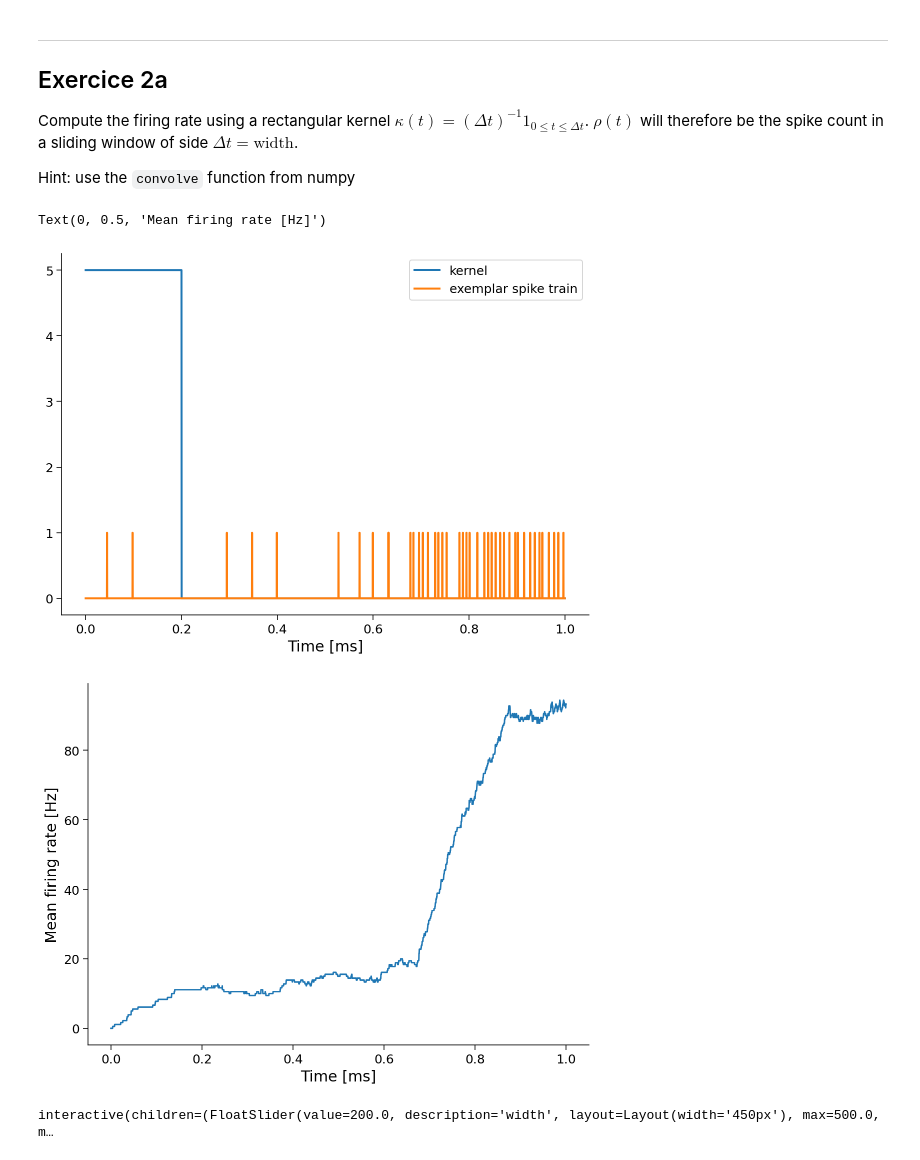
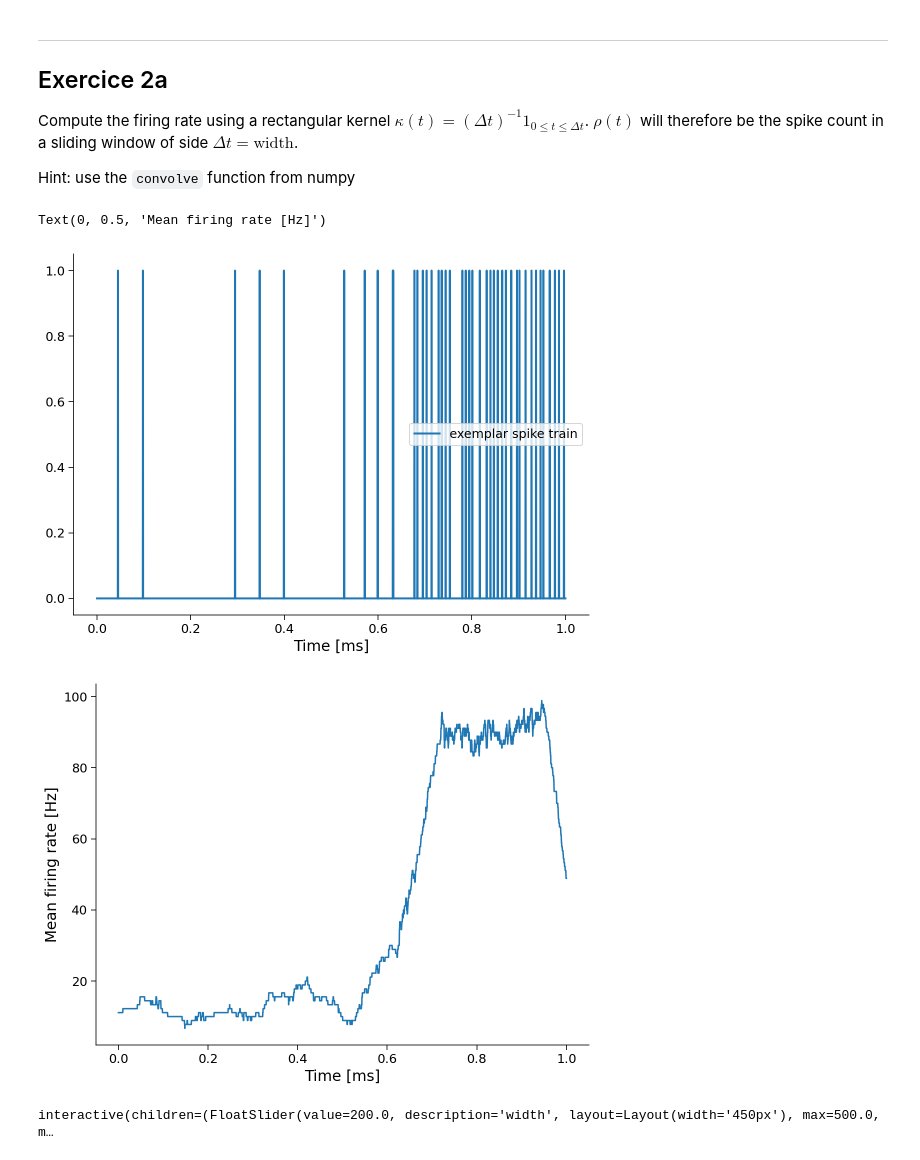
Before and after one commit to fblondiaux/LGBIO2072-2020, a Jupyter notebook: LGBIO2072_TP2.ipynb, the cells around one changed output. Saved outputs shown, nothing was run; the diff lists cells and outputs as text; code cells hidden in the pictures.

```diff
--- a/LGBIO2072_TP2.ipynb
+++ b/LGBIO2072_TP2.ipynb
@@ -214,11 +214,10 @@ def firing_rate(S,kernel):
     -firing rate (numpy array) is the resulting firing rate
     """
 
-    firing_Rate = np.convolve(S,kernel, mode='full')
-    firing_rate = firing_Rate[:len(S)]
+    firing_rate = np.convolve(S,kernel, mode='same')
     return firing_rate
 
-def rect_kernel(time_vector,width):
+def rect_kernel(width,dt):
     """
     rect_kernel creates the rectangular kernel used to compute the firing rate
 
@@ -227,39 +226,39 @@ def rect_kernel(time_vector,width):
     -width is the width of the rectangular kernel (in the same units as time_vector)
 
     Outputs :
     -kernel is the returned rectangular kernel
     """
-
-    kernel = (np.heaviside(time_vector,1) - np.heaviside(time_vector-width,1))/width
+    width_dt = width/dt
+    kernel = np.ones(int(width_dt))/width
     return kernel
 
 # Run the lines below to test your code
 
 # Data_loading
 S, dt = load_dataset()
 Firing_rate = np.zeros_like(S)
 
 t_range = np.linspace(0,1,S.shape[1])
-kernel = rect_kernel(t_range,200e-3)
+kernel = rect_kernel(100e-3,t_range[1]-t_range[0])
 for ii in range(Firing_rate.shape[0]):
   Firing_rate[ii,:] = firing_rate(S[ii,:],kernel)
 
 mean_firing_rate = np.mean(Firing_rate,0)
 
 fig, ax1 = plt.subplots()
-ax1.plot(t_range,kernel,label="kernel",LineWidth=2)
+#ax1.plot(t_range,kernel,label="kernel",LineWidth=2)
 ax1.plot(t_range,S[1,:],label="exemplar spike train",LineWidth=2)
 ax1.set_xlabel('Time [ms]')
 ax1.legend()
 
 fig, ax = plt.subplots()
 ax.plot(t_range,mean_firing_rate)
 ax.set_xlabel("Time [ms]")
 ax.set_ylabel("Mean firing rate [Hz]")
 # %% [output]
 Text(0, 0.5, 'Mean firing rate [Hz]')
-[figure, old version]
+[figure, new version]
-[figure, old version]
+[figure, new version]
 # %%
 # @title
 # @markdown Make sure you execute this cell to enable the widget!
```
Also changed, not shown: parts of 21 cells of this notebook.
